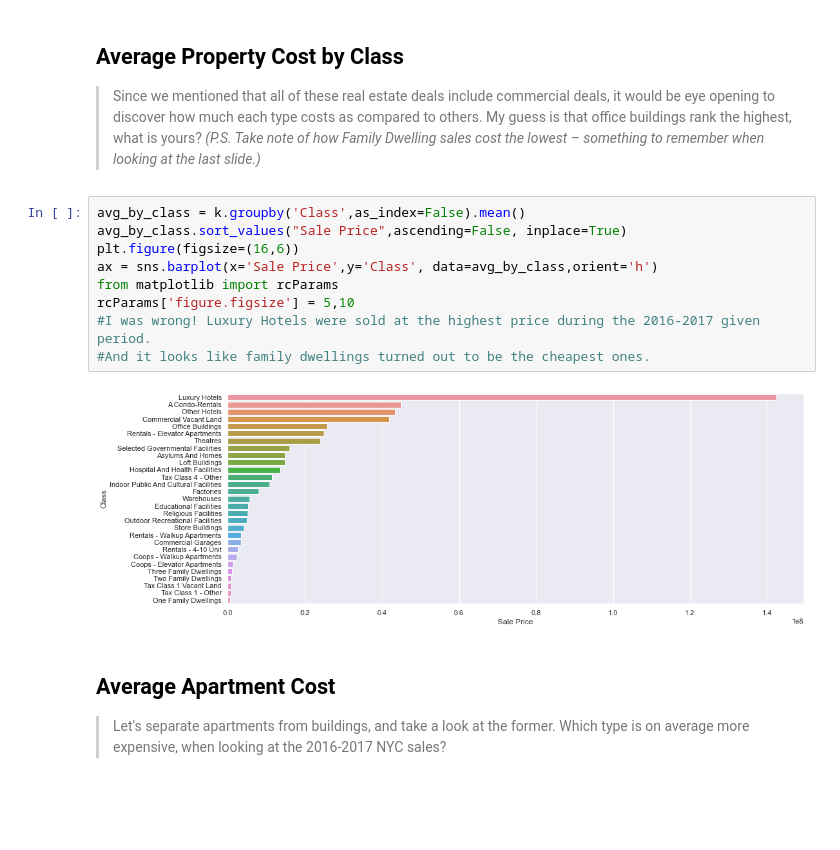
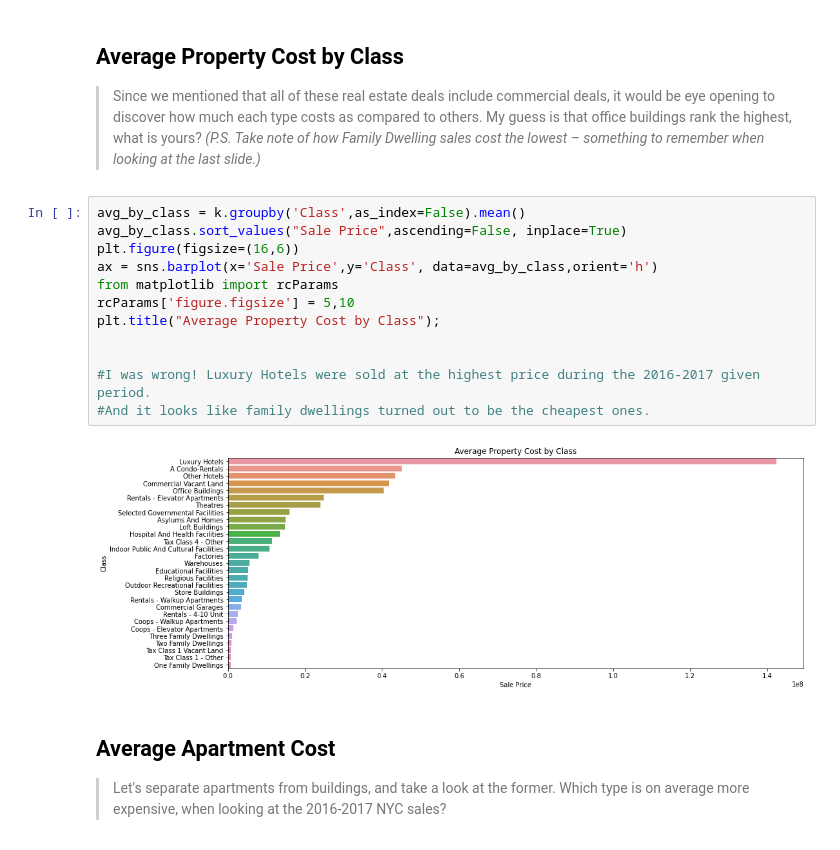
Before and after one commit to tikhonova/2016-2017-NYC-Sales-Analysis, a Jupyter notebook: Presentation.ipynb, the cells around one changed output. Saved outputs shown, nothing was run; the diff lists cells and outputs as text; blank space fills up the shorter version.

```diff
--- a/Presentation.ipynb
+++ b/Presentation.ipynb
@@ -91,14 +92,17 @@ plt.title("Average Price by Borough");
 # %%
 avg_by_class = k.groupby('Class',as_index=False).mean()
 avg_by_class.sort_values("Sale Price",ascending=False, inplace=True)
 plt.figure(figsize=(16,6))
 ax = sns.barplot(x='Sale Price',y='Class', data=avg_by_class,orient='h')
 from matplotlib import rcParams
 rcParams['figure.figsize'] = 5,10
+plt.title("Average Property Cost by Class");
+
+
 #I was wrong! Luxury Hotels were sold at the highest price during the 2016-2017 given period.
 #And it looks like family dwellings turned out to be the cheapest ones.
 # %% [output]
-[figure, old version]
+[figure, new version]
 # %% [markdown]
 ## Average Apartment Cost
 
```
Also changed, not shown: parts of 2 cells of this notebook.
